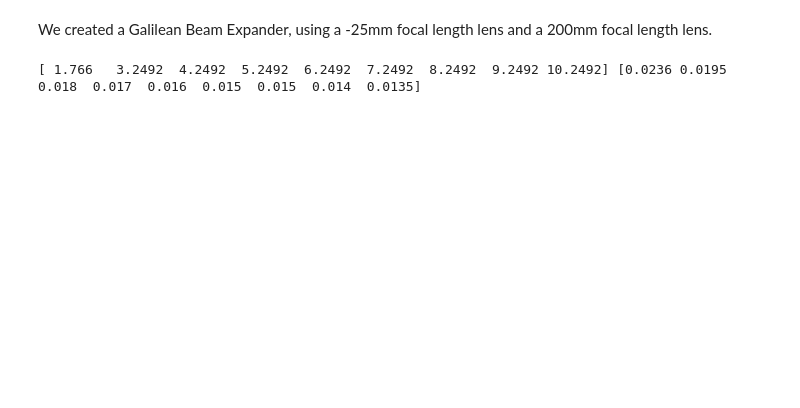
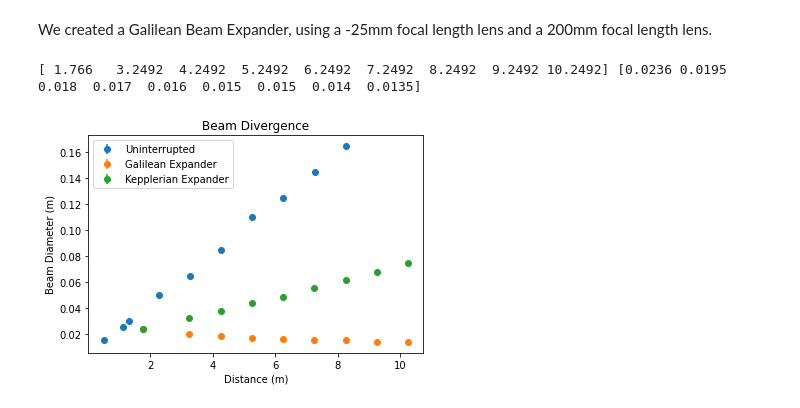
Before and after one commit to Fderick/Advanced-Lab-Data, a Jupyter notebook: Lab01-ExpandingLaserBeams.ipynb, the cells around one changed output. Cells and saved outputs as stored; diff of their text form; code cells hidden in the pictures; blank space fills up the shorter version.

```diff
--- a/Lab01-ExpandingLaserBeams.ipynb
+++ b/Lab01-ExpandingLaserBeams.ipynb
@@ -51,14 +54,28 @@ distances2_cm = [176.6,324.92,424.92,524.92,624.92,724.92,824.92,924.92,1024.92]
 distances2 = np.array(distances2_cm)*0.01
 
 #25 in between two mirrors, 113.1 cm to first mirror , 53in +13.7cm to end of table
+#Beam 2 and 3 were measured at the same distances
 
 beam2_diam_cm = [2.36,1.95,1.80,1.70,1.60,1.50,1.50,1.40,1.35] #cm
-del_beam2_diam = 0.001 #m
+del_beam2_diam = 0.0005 #m
 beam2_diam = np.array(beam2_diam_cm) * 0.01 #m
 print(distances2, beam2_diam)
 
 beam3_diam_cm = [2.40,3.25,3.8,4.4,4.83,5.52,6.13,6.75,7.46] #cm
-del_beam3_diam = 0.001 #m
-beam2_diam = np.array(beam3_diam_cm) * 0.01 #m
+del_beam3_diam = 0.0005 #m
+beam3_diam = np.array(beam3_diam_cm) * 0.01 #m
+
+d_0 = [beam_diam[0],beam2_diam[0],beam3_diam[0]]
 # %% [output]
 [ 1.766   3.2492  4.2492  5.2492  6.2492  7.2492  8.2492  9.2492 10.2492] [0.0236 0.0195 0.018  0.017  0.016  0.015  0.015  0.014  0.0135]
+# %%
+plt.errorbar(distances, beam_diam, label="Uninterrupted",yerr = del_beam_diam, fmt = 'o')
+plt.errorbar(distances2, beam2_diam, label = "Galilean Expander", yerr=del_beam2_diam, fmt = 'o')
+plt.errorbar(distances2, beam3_diam, label = "Kepplerian Expander", yerr=del_beam3_diam, fmt = 'o')
+plt.xlabel("Distance (m)")
+plt.ylabel("Beam Diameter (m)")
+plt.title("Beam Divergence")
+plt.legend()
+plt.show()
+# %% [output]
+[figure, added]
```
Also changed, not shown: parts of 6 cells of this notebook, 1 other file.
